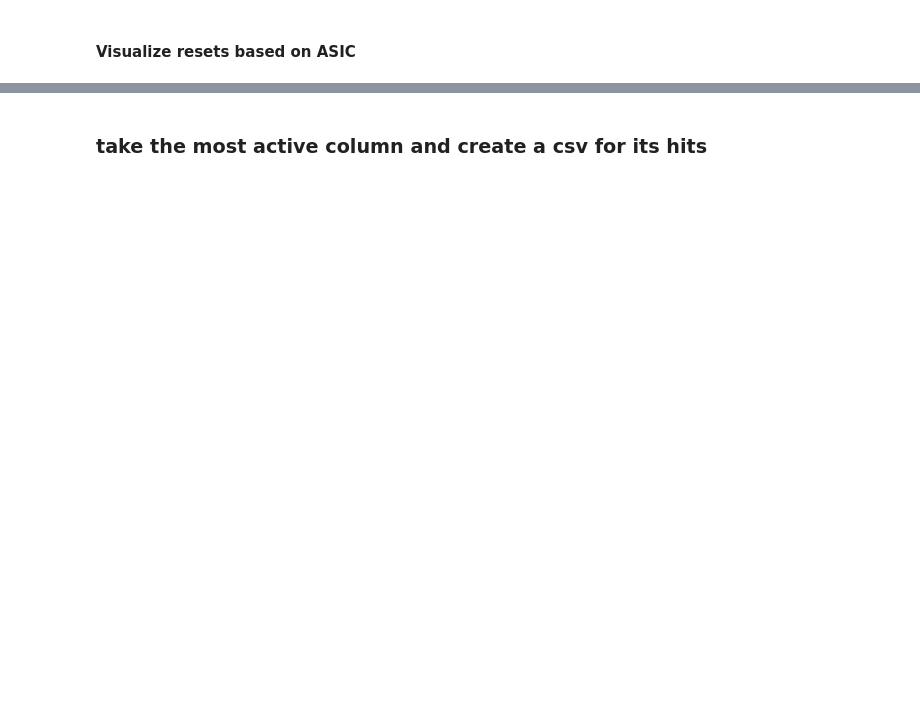
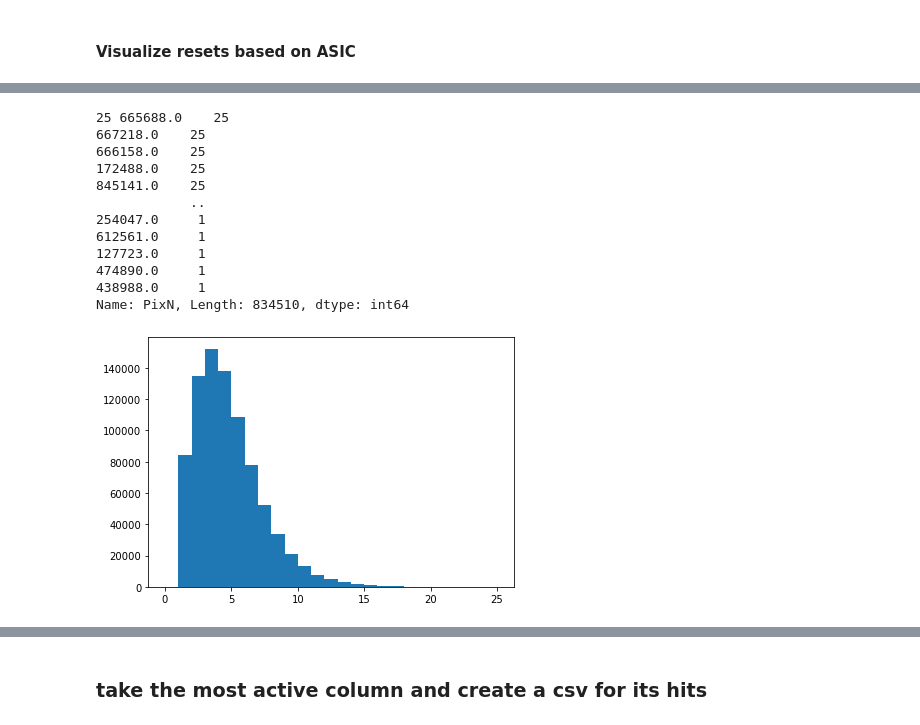
Before and after one commit to kkeefe/qpix-digital, a Jupyter notebook: simulation-rtd/radiogenicLongNB.ipynb, the cells around one changed output, grey strips where cells are left out. Cells and saved outputs as stored; diff of their text form; code cells hidden in the pictures; blank space fills up the shorter version.

```diff
--- a/simulation-rtd/radiogenicLongNB.ipynb
+++ b/simulation-rtd/radiogenicLongNB.ipynb
@@ -280,0 +310,24 @@ plt.savefig("AsicHits.png")
+# %%
+counts = df['PixN'].value_counts()
+# counts = countPixels.unique()
+maxCount = max(counts)
+plt.hist(counts, bins=int(maxCount), range=(0, maxCount))
+# plt.set_ylabel("Number of Pixels")
+# plt.set_xlabel("Pixel Hits")
+plt.tight_layout()
+plt.savefig("PixelHits_long.pdf")
+print(maxCount, countPixels)
+# %% [output]
+25 665688.0    25
+667218.0    25
+666158.0    25
+172488.0    25
+845141.0    25
+            ..
+254047.0     1
+612561.0     1
+127723.0     1
+474890.0     1
+438988.0     1
+Name: PixN, Length: 834510, dtype: int64
+[figure, added]
```
Also changed, not shown: parts of 14 cells of this notebook, 5 other files.
